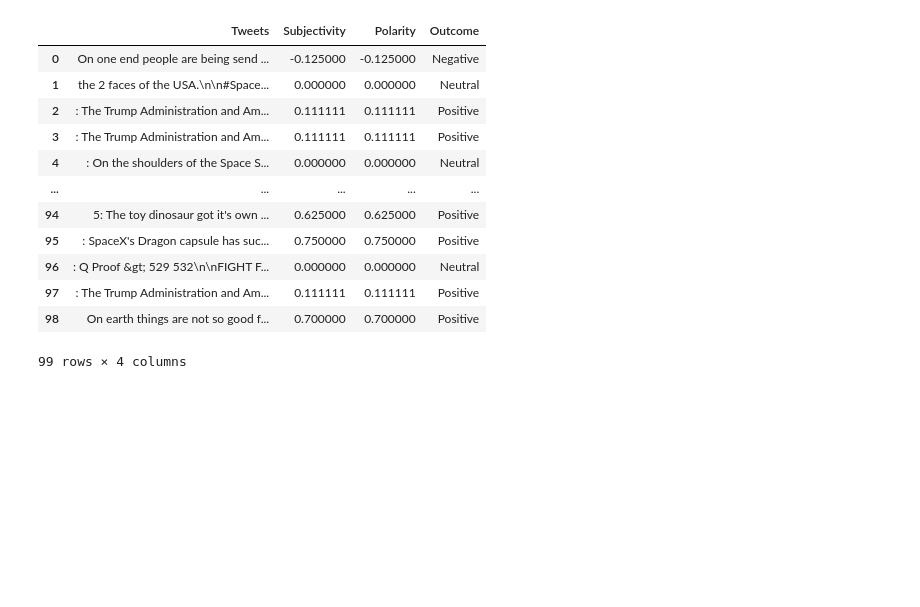
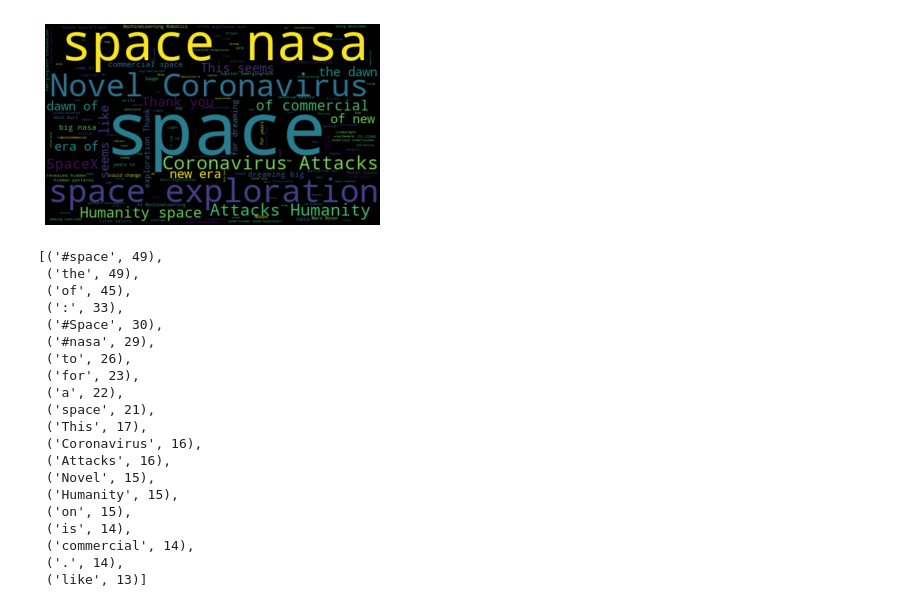
Before and after one commit to ear0/senitments, a Jupyter notebook: sentiment.ipynb, the cells around one changed output. Cells and saved outputs as stored; diff of their text form; code cells hidden in the pictures; blank space fills up the shorter version.

```diff
--- a/sentiment.ipynb
+++ b/sentiment.ipynb
@@ -91,22 +92,38 @@ def makeWordPlot(df, col):
     plt.axis('off')
     plt.show()
-# %%
-df = getSentiment('#spacex', 1000)
-df
-# %% [output]
-|  | Tweets | Subjectivity | Polarity | Outcome |
-| 0 | On one end people are being send ... | -0.125000 | -0.125000 | Negative |
-| 1 | the 2 faces of the USA.\n\n#Space... | 0.000000 | 0.000000 | Neutral |
-| 2 | : The Trump Administration and Am... | 0.111111 | 0.111111 | Positive |
-| 3 | : The Trump Administration and Am... | 0.111111 | 0.111111 | Positive |
-| 4 | : On the shoulders of the Space S... | 0.000000 | 0.000000 | Neutral |
-| ... | ... | ... | ... | ... |
-| 94 | 5: The toy dinosaur got it's own ... | 0.625000 | 0.625000 | Positive |
-| 95 | : SpaceX's Dragon capsule has suc... | 0.750000 | 0.750000 | Positive |
-| 96 | : Q Proof &gt; 529 532\n\nFIGHT F... | 0.000000 | 0.000000 | Neutral |
-| 97 | : The Trump Administration and Am... | 0.111111 | 0.111111 | Positive |
-| 98 | On earth things are not so good f... | 0.700000 | 0.700000 | Positive |
-99 rows × 4 columns
+# %%
+def mostCommon(frame, col, start = 0, end = 0):
+    arr = frame[col]
+    words = ' '.join([t for t in frame[col]])
+    most_common = Counter(words.split()).most_common()
+    return most_common[start:end]
+# %%
+df = getSentiment('#space', 1000)
+makeWordPlot(df, 'Tweets')
+df
+mostCommon(df, 'Tweets', 0, 20)
+# %% [output]
+[figure, added]
+[('#space', 49),
+ ('the', 49),
+ ('of', 45),
+ (':', 33),
+ ('#Space', 30),
+ ('#nasa', 29),
+ ('to', 26),
+ ('for', 23),
+ ('a', 22),
+ ('space', 21),
+ ('This', 17),
+ ('Coronavirus', 16),
+ ('Attacks', 16),
+ ('Novel', 15),
+ ('Humanity', 15),
+ ('on', 15),
+ ('is', 14),
+ ('commercial', 14),
+ ('.', 14),
+ ('like', 13)]
 # %%
 plt.figure(figsize=(8,6))
 for i in range(0, df.shape[0]):
```
Also changed, not shown: parts of 9 cells of this notebook.
